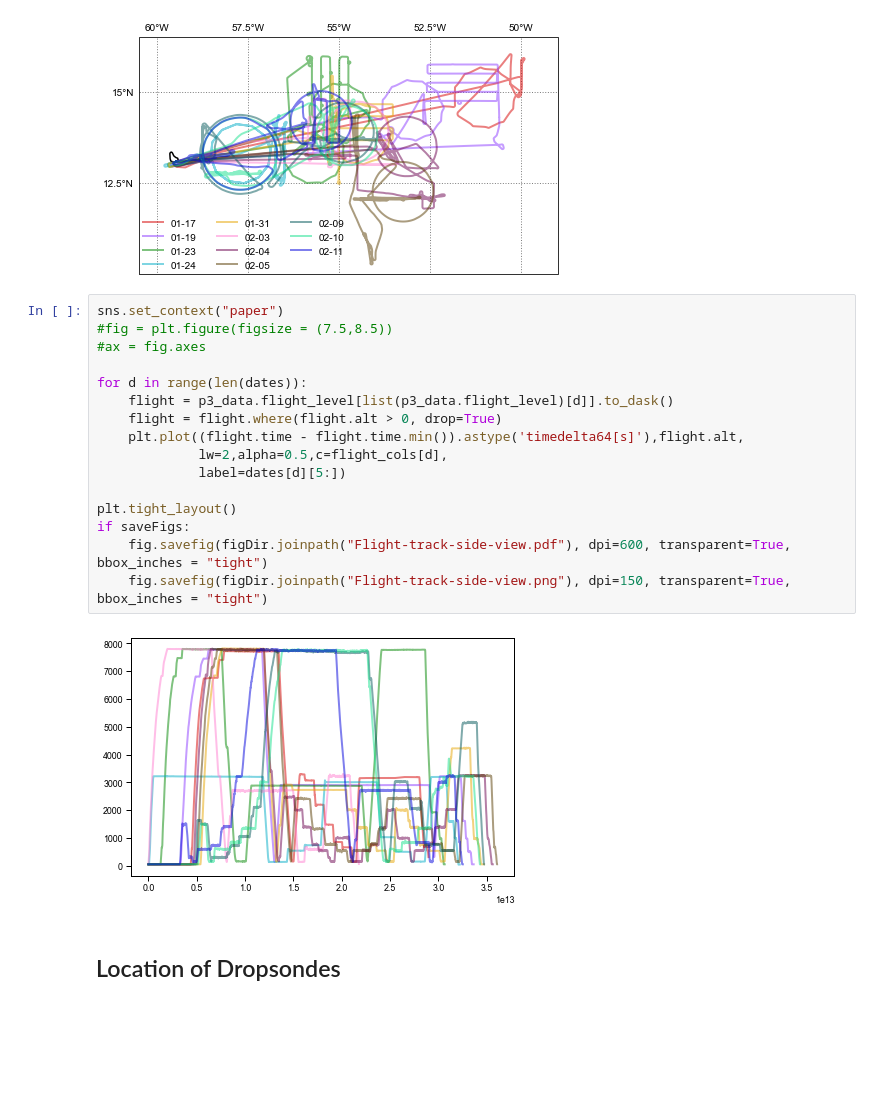
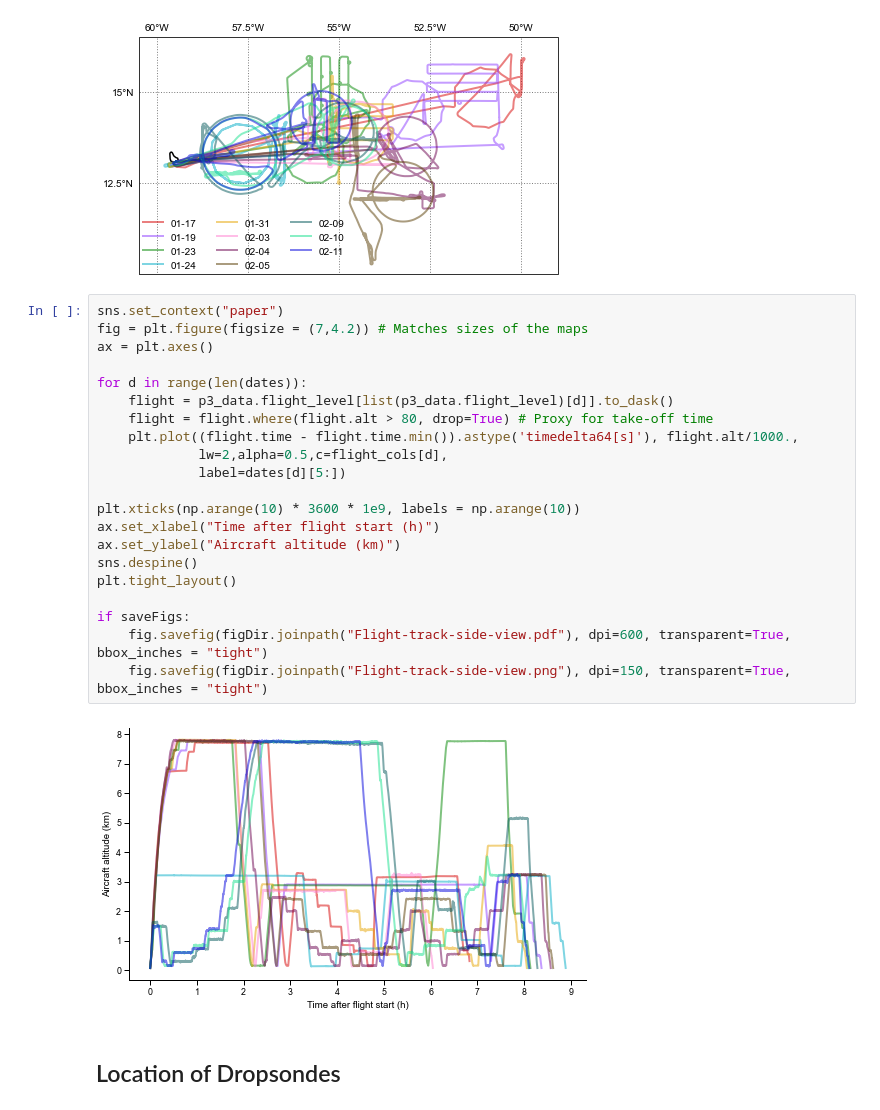
Before and after one commit to RobertPincus/atomic-p3-data-paper, a Jupyter notebook: Figures.ipynb, the cells around one changed output. Saved outputs shown, nothing was run; the diff lists cells and outputs as text; blank space fills up the shorter version.

Commit message:
Updated radar figures

```diff
--- a/Figures.ipynb
+++ b/Figures.ipynb
@@ -127,22 +127,27 @@ if saveFigs:
 [figure]
 # %%
 sns.set_context("paper")
-#fig = plt.figure(figsize = (7.5,8.5))
-#ax = fig.axes
+fig = plt.figure(figsize = (7,4.2)) # Matches sizes of the maps
+ax = plt.axes()
 
 for d in range(len(dates)):
     flight = p3_data.flight_level[list(p3_data.flight_level)[d]].to_dask()
-    flight = flight.where(flight.alt > 0, drop=True)
-    plt.plot((flight.time - flight.time.min()).astype('timedelta64[s]'),flight.alt,
+    flight = flight.where(flight.alt > 80, drop=True) # Proxy for take-off time
+    plt.plot((flight.time - flight.time.min()).astype('timedelta64[s]'), flight.alt/1000.,
              lw=2,alpha=0.5,c=flight_cols[d],
              label=dates[d][5:])
 
+plt.xticks(np.arange(10) * 3600 * 1e9, labels = np.arange(10))
+ax.set_xlabel("Time after flight start (h)")
+ax.set_ylabel("Aircraft altitude (km)")
+sns.despine()
 plt.tight_layout()
+
 if saveFigs:
     fig.savefig(figDir.joinpath("Flight-track-side-view.pdf"), dpi=600, transparent=True, bbox_inches = "tight")
     fig.savefig(figDir.joinpath("Flight-track-side-view.png"), dpi=150, transparent=True, bbox_inches = "tight")
 # %% [output]
-[figure, old version]
+[figure, new version]
 # %% [markdown]
 ## Location of Dropsondes
 # %%
```
Also changed, not shown: parts of 3 cells of this notebook.
